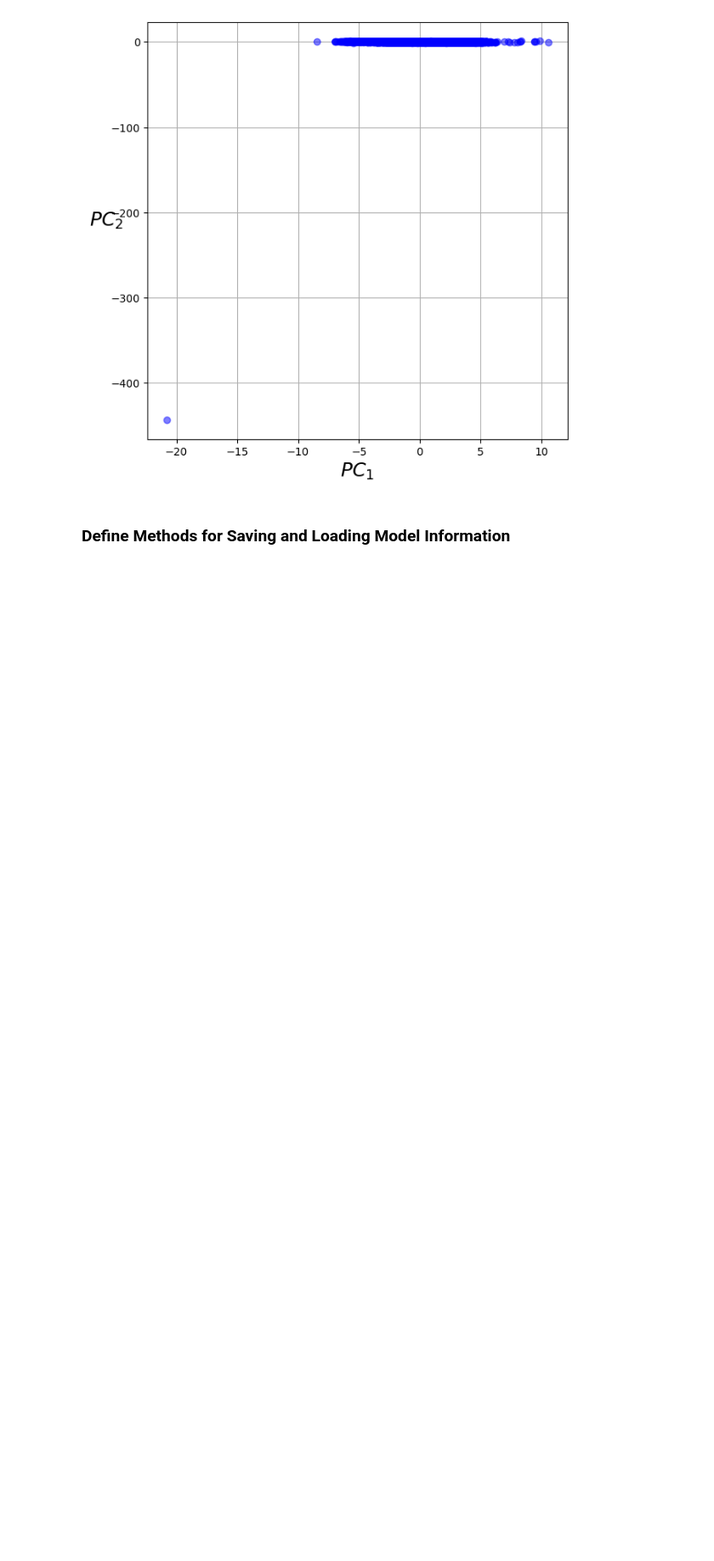
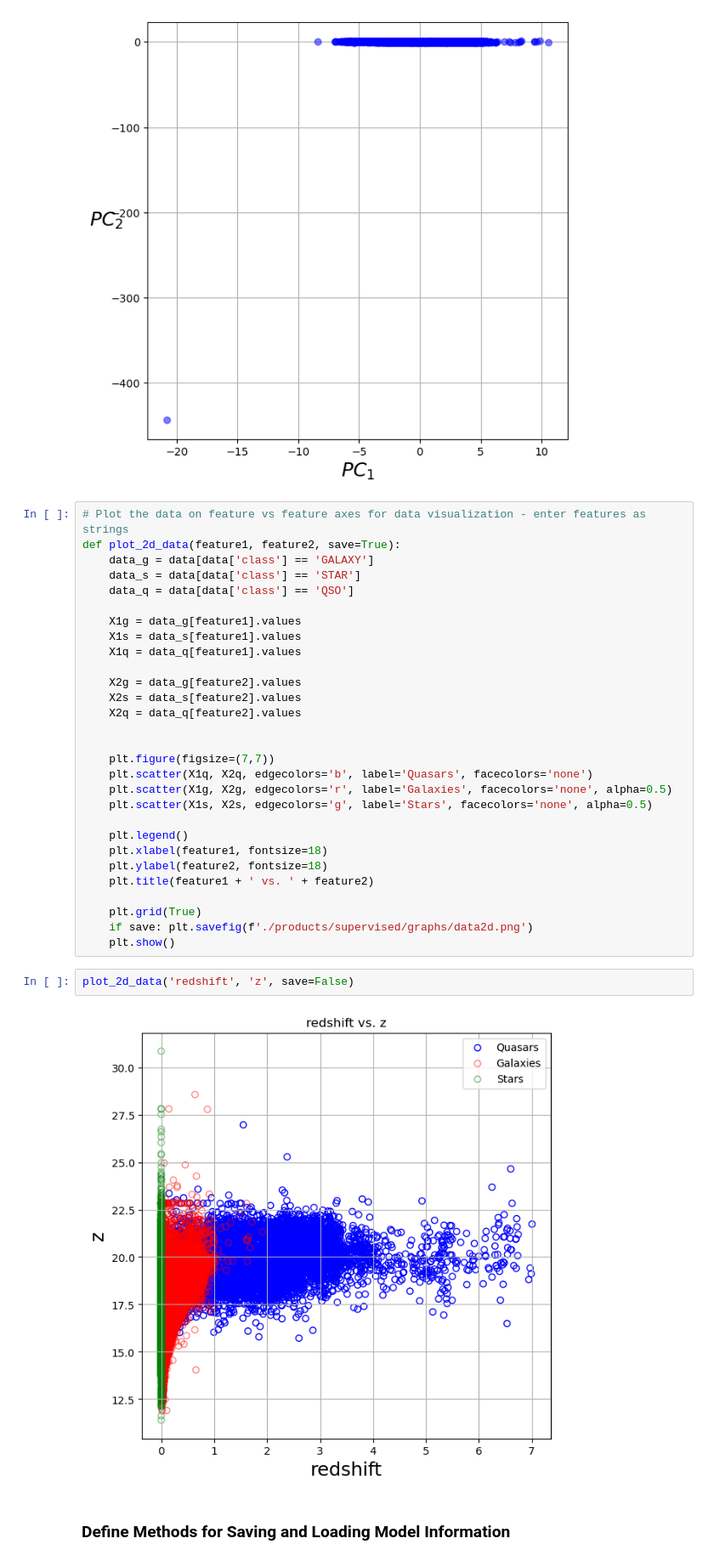
Before and after one commit to eli-johnson-04/sdss-performance-comparison, a Jupyter notebook: script.ipynb, the cells around one changed output. Shown at 85% size. Saved outputs shown, nothing was run; the diff lists cells and outputs as text; blank space fills up the shorter version.

Commit message:
made 2d data visualization, started planning in model comparison

```diff
--- a/script.ipynb
+++ b/script.ipynb
@@ -191,6 +216,39 @@ def show_with_2d_pca(x, plot_arrows=True, save=True):
 show_with_2d_pca(X, plot_arrows=False)
 # %% [output]
 [figure]
+# %%
+# Plot the data on feature vs feature axes for data visualization - enter features as strings
+def plot_2d_data(feature1, feature2, save=True):
+    data_g = data[data['class'] == 'GALAXY']
+    data_s = data[data['class'] == 'STAR']
+    data_q = data[data['class'] == 'QSO']
+
+    X1g = data_g[feature1].values
+    X1s = data_s[feature1].values
+    X1q = data_q[feature1].values
+
+    X2g = data_g[feature2].values
+    X2s = data_s[feature2].values
+    X2q = data_q[feature2].values
+
+
+    plt.figure(figsize=(7,7))
+    plt.scatter(X1q, X2q, edgecolors='b', label='Quasars', facecolors='none')
+    plt.scatter(X1g, X2g, edgecolors='r', label='Galaxies', facecolors='none', alpha=0.5)
+    plt.scatter(X1s, X2s, edgecolors='g', label='Stars', facecolors='none', alpha=0.5)
+
+    plt.legend()
+    plt.xlabel(feature1, fontsize=18)
+    plt.ylabel(feature2, fontsize=18)
+    plt.title(feature1 + ' vs. ' + feature2)
+
+    plt.grid(True)
+    if save: plt.savefig(f'./products/supervised/graphs/data2d.png')
+    plt.show()
+# %%
+plot_2d_data('redshift', 'z', save=False)
+# %% [output]
+[figure, added]
 # %% [markdown]
 ### Define Methods for Saving and Loading Model Information
 # %%
```
Also changed, not shown: parts of 17 cells of this notebook, 3 other files.
